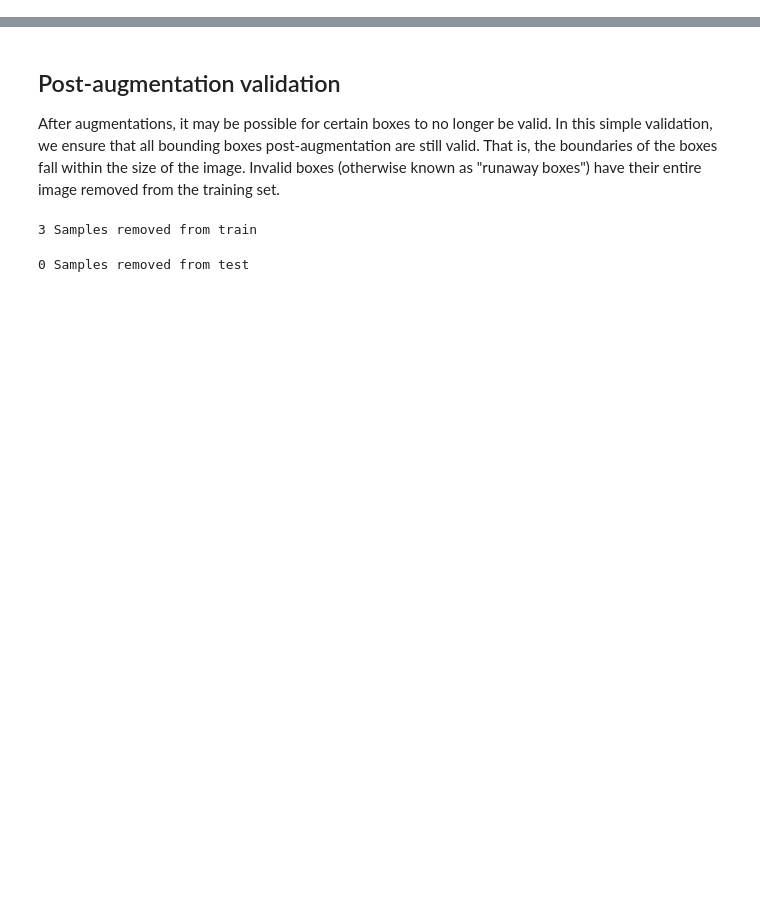
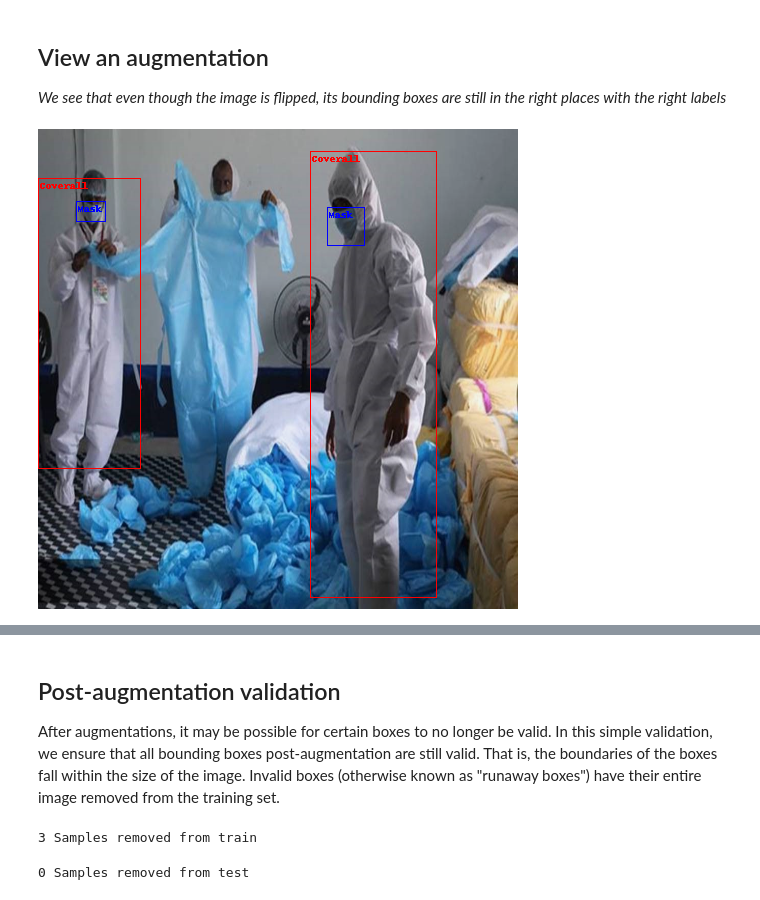
Before and after one commit to Ben-Epstein/domino-dca-notebooks, a Jupyter notebook: reference-project-object-detection/HuggingFace + MLFlow Object Detection.ipynb, the cells around one changed output, grey strips where cells are left out. Drawn from its saved outputs; the diff is of its cells as text; code cells hidden in the pictures; blank space fills up the shorter version.

```diff
--- a/reference-project-object-detection/HuggingFace + MLFlow Object Detection.ipynb
+++ b/reference-project-object-detection/HuggingFace + MLFlow Object Detection.ipynb
@@ -5,14 +13,13 @@
 from datasets import load_dataset
 from transformers import AutoImageProcessor
 
-
-# Inputs from the user
 DATASET_NAME = "cppe-5"
 MODEL_NAME = "facebook/detr-resnet-50"
 IMAGE_COL = "image"
 OBJECTS_COL = "objects"
 LABEL_COL = "category"
 # Bounding box coordinates, COCO format
+FORMAT = "coco"
 BBOX_COL = "bbox"
 LOG_MODEL_MLFLOW = True
 LOG_DATA_MLFLOW = True
@@ -82,13 +97,47 @@ import albumentations
 import numpy as np
 import torch
 
-transform_width = 480
-transform_height = 480
+
 transform = albumentations.Compose(
     [
-        albumentations.Resize(transform_width, transform_height),
+        albumentations.Resize(480, 480),
         albumentations.HorizontalFlip(p=1.0),
         albumentations.RandomBrightnessContrast(p=1.0),
     ],
-    bbox_params=albumentations.BboxParams(format="coco", label_fields=[LABEL_COL]),
+    bbox_params=albumentations.BboxParams(format=FORMAT, label_fields=[LABEL_COL]),
 )
+# %% [markdown]
+## View an augmentation
+
+_We see that even though the image is flipped, its bounding boxes are still in the right places with the right labels_
+# %%
+from typing import List, Dict
+from PIL import Image
+
+def augment_image(image: Image, annotations: Dict) -> Image:
+    # We need to set the image to BGR instead of RGB, because that is what albumentations expects
+    flip_image = np.flip(np.array(image), -1)
+    out = transform(
+        image=flip_image,
+        bboxes=annotations[BBOX_COL],
+        category=annotations[LABEL_COL],
+    )
+
+    # Back to RGB
+    image_transformed = torch.tensor(out['image']).flip(-1).permute(2, 0, 1)
+    boxes_xywh = torch.stack([torch.tensor(x) for x in out["bboxes"]])
+    # Back to COCO format
+    boxes_xyxy = box_convert(boxes_xywh, 'xywh', 'xyxy')
+    labels = [categories.int2str(x) for x in out[LABEL_COL]]
+    return to_pil_image(
+        draw_bounding_boxes(
+            image_transformed,
+            boxes_xyxy,
+            colors=["blue", "blue", "red", "red"],
+            labels=labels
+        )
+    )
+# Look at one augmented image
+augment_image(image, annotations)
+# %% [output]
+[figure, added]
```
Also changed, not shown: parts of 17 cells of this notebook.
